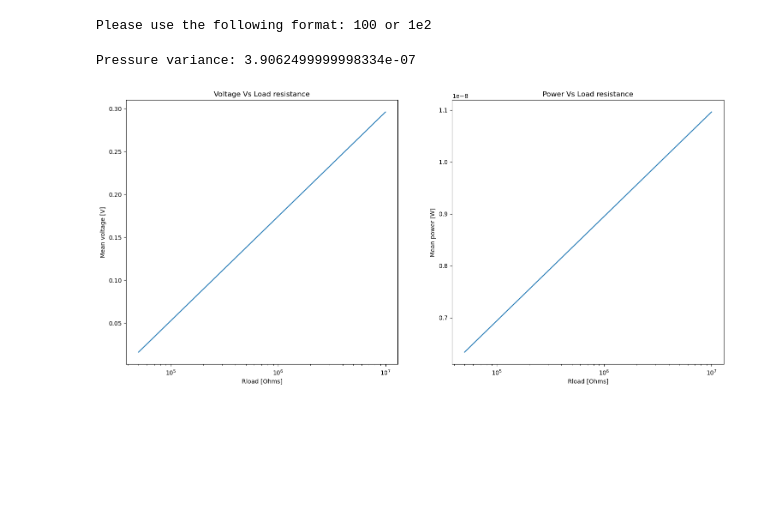
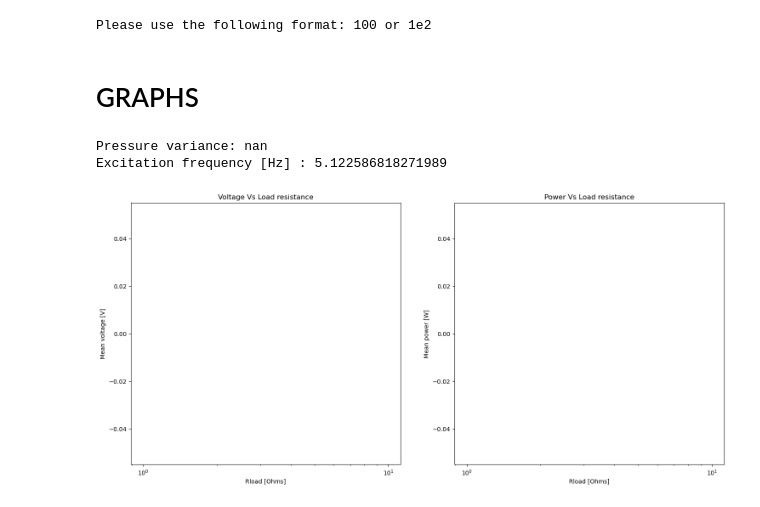
Before and after one commit to Eliott-Sarrey/DispoPiezo, a Jupyter notebook: VsResistance.ipynb, the cells around one changed output. Cells and saved outputs as stored; diff of their text form; code cells hidden in the pictures; blank space fills up the shorter version.

```diff
--- a/VsResistance.ipynb
+++ b/VsResistance.ipynb
@@ -6,0 +29,8 @@ Rcircuit = 1
+# %%
+### Print sample name and define folder
+parameters = np.loadtxt('./src/parameters.csv', delimiter=",", comments='#', dtype=str)
+sampleName = parameters[0]
+
+folder = './data/{}/{}_{}/{}/{}h{}/{}/'.format(date.today().strftime('%Y'), date.today().strftime('%m'), date.today().strftime('%B'), date.today().strftime('%d'), str(time.localtime().tm_hour).zfill(2), str(time.localtime().tm_min).zfill(2), sampleName)
+
+print('Sample name: ' + str(sampleName))
@@ -6,0 +39,14 @@ Rcircuit = 1
+# %%
+### Print parameters
+
+parameters = np.loadtxt('./src/parameters.csv', delimiter=",", comments='#', dtype=str)
+
+measureDuration = float(parameters[1])
+Rcircuit = float(parameters[4])
+
+pd.DataFrame(   np.array([
+                ['Sample name', 'Measure duration', 'R Circuit'],
+                [sampleName, measureDuration, Rcircuit],
+                ['', '[s]', '[Ohms]'] ]).transpose(),
+                columns=['Parameter', 'Value', 'Unit'],
+            )
@@ -11,11 +69,11 @@ PmeanArr = []
 MaxPressArr = []
 
 
-while x != 'done':
+while 1:
     inP = ''
-    while inP.replace('e', '').isdigit() == False and inP != 'done':
+    while inP.replace('e', '').replace('E', '').replace('.', '').isdigit() == False and inP != 'done':
         inP = input('Load resistance [Ohms]')
-        if inP.replace('e', '').isdigit() == False and inP != 'done':
+        if inP.replace('e', '').replace('E', '').replace('.', '').isdigit() == False and inP != 'done':
             print('Please use the following format: 100 or 1e2')
     if inP == 'done': break
     Rload = float(inP)
@@ -33,13 +91,27 @@ while x != 'done':
     RloadArr.append(Rload)
     VmeanArr.append(np.mean(abs(voltage.y)))
     PmeanArr.append(np.mean(abs(power.y)))
+
+Rload = np.array(Rload) + Rcircuit
 # %% [output]
 Please use the following format: 100 or 1e2
+# %% [markdown]
+# GRAPHS
 # %%
 VmeanData = graph(RloadArr, VmeanArr, 'Rload [Ohms]', 'Mean voltage [V]', 'Voltage Vs Load resistance')
 PmeanData = graph(RloadArr, PmeanArr, 'Rload [Ohms]', 'Mean power [W]', 'Power Vs Load resistance')
 print('Pressure variance: '+str(np.var(MaxPressArr)))
-plotGraph([VmeanData], [PmeanData], log=True)
+print('Excitation frequency [Hz] : '+str(pressure.getFrequency()))
+plotGraph([VmeanData], [PmeanData], 'VsResistance', log=True, points = True)
+
+exportData = [RloadArr, VmeanArr, PmeanArr]
+exportHeader = "R load [Ohms], Mean absolute voltage [V], Mean instant power [W]"
+
+np.savetxt( folder+sampleName+'.data.csv',
+                np.asarray(exportData, dtype=np.double).transpose(),
+                header=exportHeader,
+                delimiter=",")
 # %% [output]
-Pressure variance: 3.9062499999998334e-07
+Pressure variance: nan
+Excitation frequency [Hz] : 5.122586818271989
-[figure, old version]
+[figure, new version]
```
Also changed, not shown: parts of 6 cells of this notebook, 22 other files.
